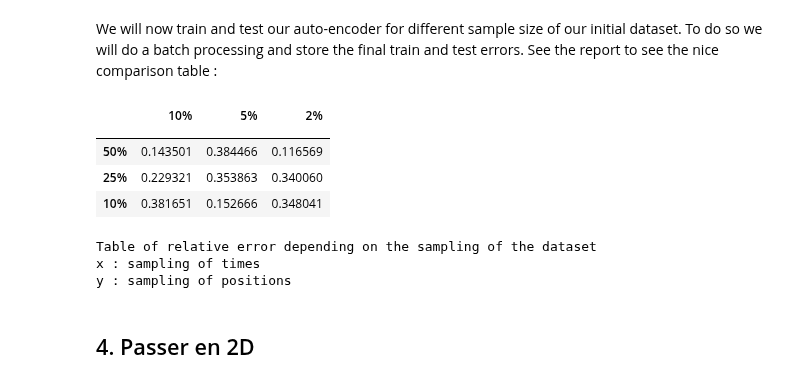
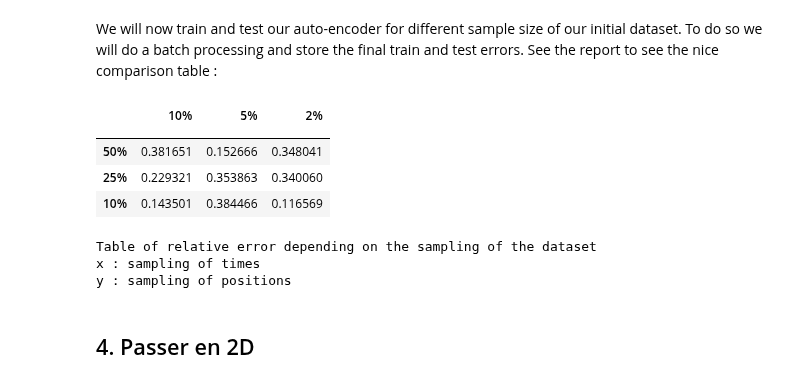
Before and after one commit to CS-433/ml-project-2-thevipers2, a Jupyter notebook: main.ipynb, the cells around one changed output. Saved outputs shown, nothing was run; the diff lists cells and outputs as text; code cells hidden in the pictures.

```diff
--- a/main.ipynb
+++ b/main.ipynb
@@ -366,14 +368,14 @@ import glob
 import os
 import _pickle as cPickle
 
-dataset = 'very_small'
+dataset = 'middle_small'
 file_location = os.path.join('data', 'pickle', dataset, '*')
 filenames = glob.glob(file_location)
 i=0
 
 
 # define the parameters of the model
-learningRate= 0.01
+learningRate= 0.0001
 neuron_ = 8
 
 epochs=50
@@ -381,8 +383,12 @@ criterion = nn.MSELoss()
 
 test_errors = []
 train_errors = []
+names = [] #Just to be sure of which error corresponds to which sub-dataset
 
 for f in filenames:
+
+    print("\033[1m" +'Train/Test of the sub-dataset ' + f + "\033[0m")
+
     #Load the data
     x  = cPickle.load(open(f, "rb"))
 
@@ -408,29 +414,39 @@ for f in filenames:
         # compute the relative test error
         test_error=valid_epoch(test_loader, model)
 
+        print("Epoch:{}/{} Training Error:{:.3f} Test Error:{:.3f}".format(epoch + 1,epochs,train_error,test_error))
+
     #Save the last epoch train and test errors
     test_errors.append(test_error)
     train_errors.append(train_error)
+    names.append(f)
 # %%
 from pandas import *
 
+#If you want to load the test and train errors from the saved pickles files, uncomment following lines :
+'''
+dataset = "middle_small"
+train_errors  = cPickle.load(open("data/pickle/results/"+"train_errors_" + dataset, "rb"))
+test_errors  = cPickle.load(open("data/pickle/results/"+"test_errors_" + dataset, "rb"))
+'''
+
 results = DataFrame({'' : ['50%', '25%', '10%'],
-                   '10%' : test_errors[:3],
-                   '5%' : test_errors[3:6],
-                   '2%' : test_errors[6:9]})
+                   '10%' : test_errors[:3][::-1],
+                   '5%' : test_errors[3:6][::-1],
+                   '2%' : test_errors[6:9][::-1]})
 
 results = results.set_index('')
 
 display(results)
 print("\033[1m" + 'Table of relative error depending on the sampling of the dataset' + "\033[0m")
 print('x : sampling of times')
 print('y : sampling of positions')
 # %% [output]
 |  | 10% | 5% | 2% |
 |  |  |  |  |
-| 50% | 0.143501 | 0.384466 | 0.116569 |
+| 50% | 0.381651 | 0.152666 | 0.348041 |
 | 25% | 0.229321 | 0.353863 | 0.340060 |
-| 10% | 0.381651 | 0.152666 | 0.348041 |
+| 10% | 0.143501 | 0.384466 | 0.116569 |
 Table of relative error depending on the sampling of the dataset
 x : sampling of times
 y : sampling of positions
```
Also changed, not shown: parts of 14 cells of this notebook, 3 other files.
